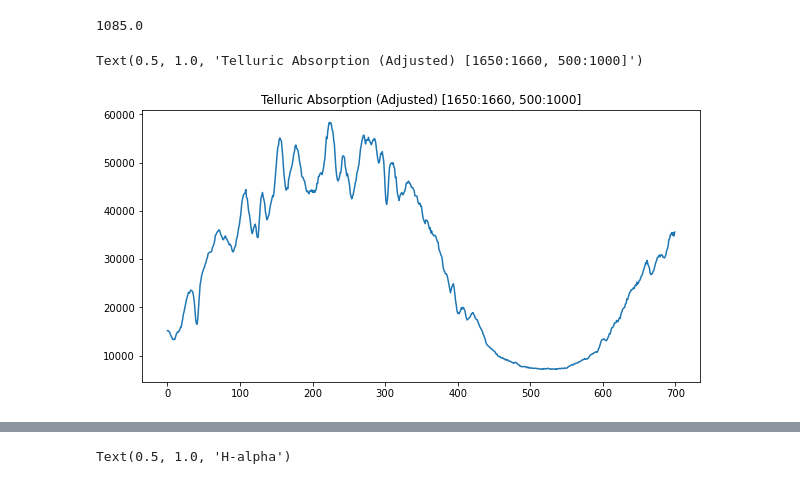
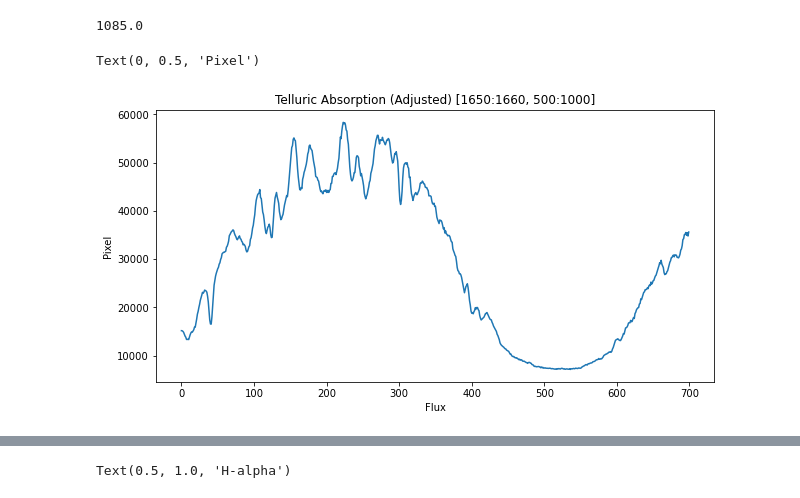
Before and after one commit to howardisaacson/APF-BL-DAP, a Jupyter notebook: Malik/NormalizedTutorial.ipynb, the cells around one changed output, grey strips where cells are left out. Cells and saved outputs as stored; diff of their text form; code cells hidden in the pictures.

```diff
--- a/Malik/NormalizedTutorial.ipynb
+++ b/Malik/NormalizedTutorial.ipynb
@@ -124,8 +144,10 @@ print (bias)
 # %%
 plt.figure(figsize=(10,5))
 telluric_1D_adj = telluric_1D - (5*bias)
 plt.plot(telluric_1D_adj)
 plt.title('Telluric Absorption (Adjusted) [1650:1660, 500:1000]')
+plt.xlabel('Flux')
+plt.ylabel('Pixel')
 # %% [output]
-Text(0.5, 1.0, 'Telluric Absorption (Adjusted) [1650:1660, 500:1000]')
+Text(0, 0.5, 'Pixel')
-[figure, old version]
+[figure, new version]
```
Also changed, not shown: parts of 32 cells of this notebook, 3 other files.
